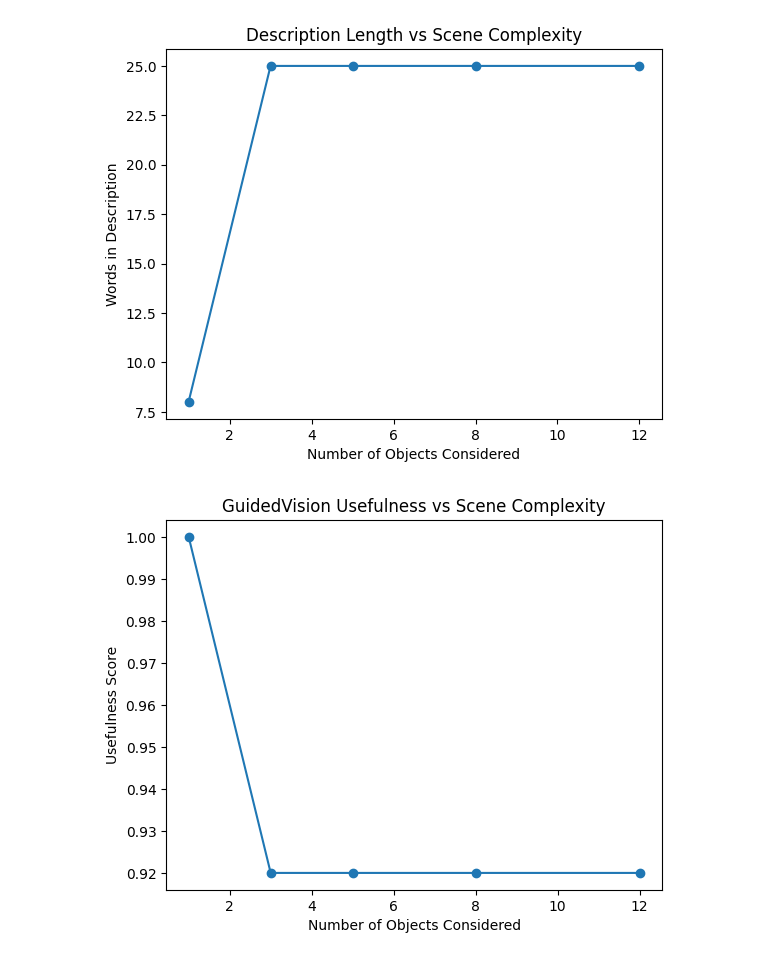
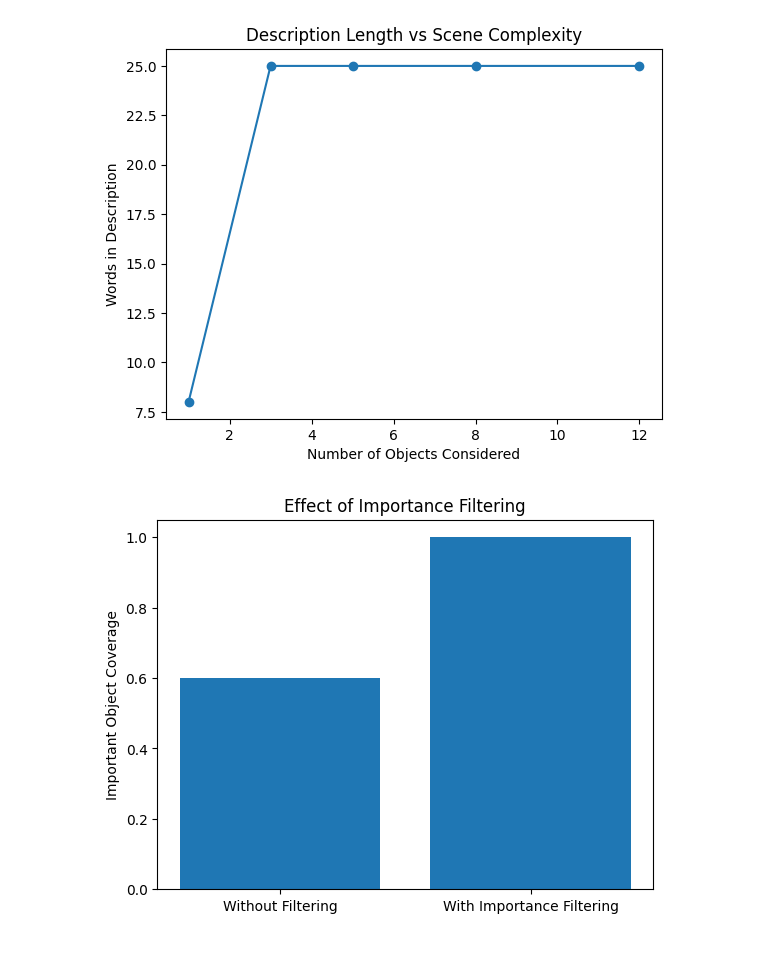
Before and after one commit to binaryshrey/GuidedVision, a Jupyter notebook: GuidedVision.ipynb, the cells around one changed output. Drawn from its saved outputs; the diff is of its cells as text; code cells hidden in the pictures.

```diff
--- a/GuidedVision.ipynb
+++ b/GuidedVision.ipynb
@@ -419,26 +419,26 @@ plt.title("Description Length vs Scene Complexity")
 plt.show()
 # %% [output]
 [figure]
-# %%
-def usefulness_score(description, scene_info):
-    conciseness = min(1.0, 20 / max(1, len(description.split())))
-    coverage = important_object_coverage(scene_info)
-    return 0.6 * coverage + 0.4 * conciseness
-
-usefulness_scores = []
-
-for n in object_counts:
-    scene_info_n = spatial_reasoning_v2(
-        important_detections[:n], image_rgb.shape
-    )
-    desc = generate_description(scene_info_n)
-    usefulness_scores.append(usefulness_score(desc, scene_info_n))
-
-plt.figure()
-plt.plot(object_counts, usefulness_scores, marker="o")
-plt.xlabel("Number of Objects Considered")
-plt.ylabel("Usefulness Score")
-plt.title("GuidedVision Usefulness vs Scene Complexity")
-plt.show()
-# %% [output]
-[figure, removed]
+# %%
+def important_object_coverage(scene_info):
+    if not scene_info:
+        return 0.0
+    important = [o for o in scene_info if o["importance"] >= 2]
+    return len(important) / len(scene_info)
+
+raw_scene = spatial_reasoning_v2(detections, image_rgb.shape)
+filtered_scene = spatial_reasoning_v2(important_detections, image_rgb.shape)
+
+coverage_raw = important_object_coverage(raw_scene)
+coverage_filtered = important_object_coverage(filtered_scene)
+
+plt.figure()
+plt.bar(
+    ["Without Filtering", "With Importance Filtering"],
+    [coverage_raw, coverage_filtered]
+)
+plt.ylabel("Important Object Coverage")
+plt.title("Effect of Importance Filtering")
+plt.show()
+# %% [output]
+[figure, added]
```
Also changed, not shown: 1 other file.
